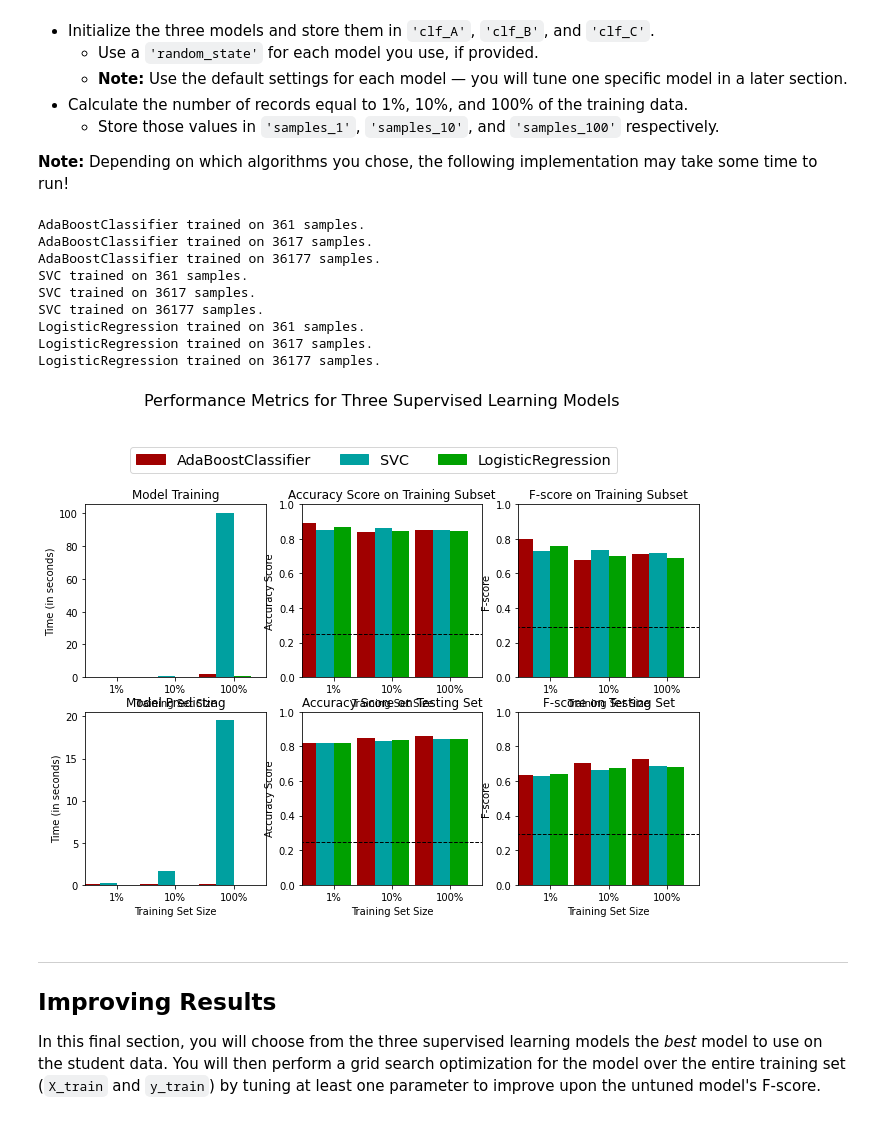
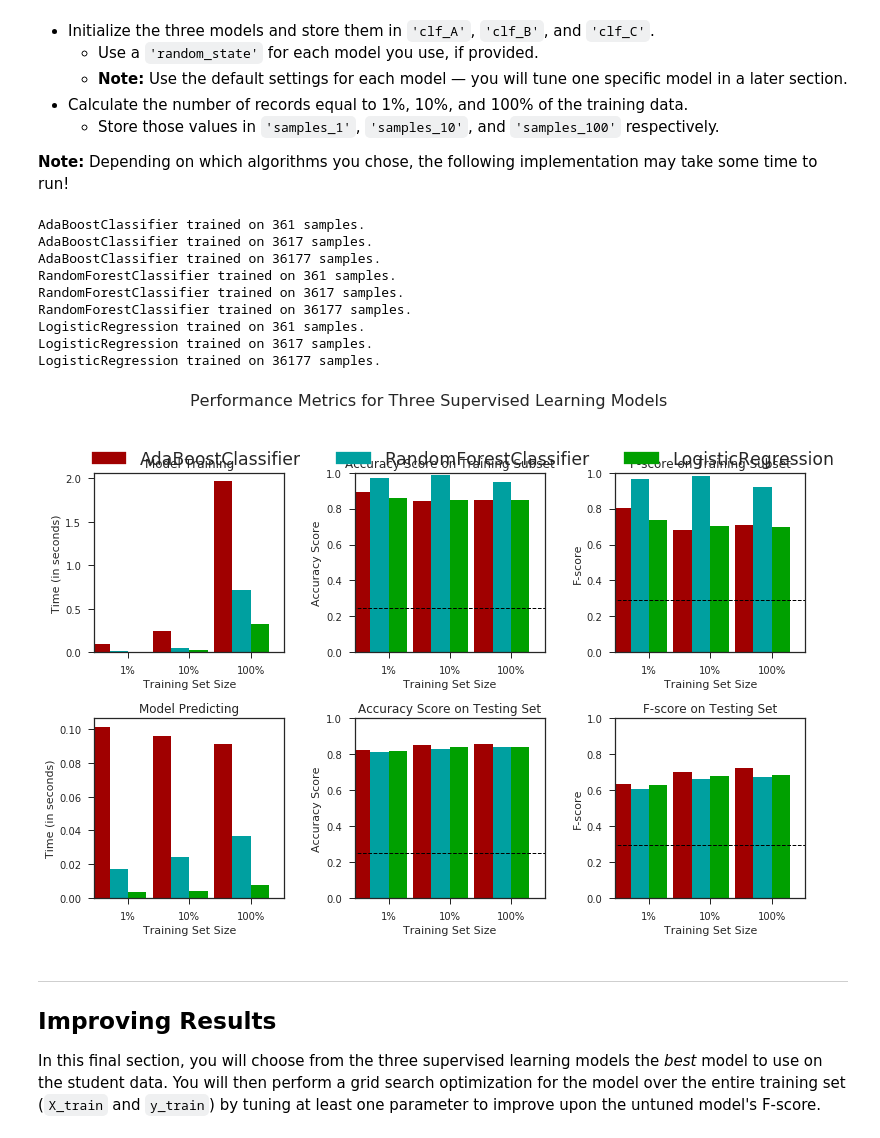
Before and after one commit to stelladeecoder/CharityML, a Jupyter notebook: finding_donors/finding_donors.ipynb, the cells around one changed output. Saved outputs shown, nothing was run; the diff lists cells and outputs as text; code cells hidden in the pictures.

```diff
--- a/finding_donors/finding_donors.ipynb
+++ b/finding_donors/finding_donors.ipynb
@@ -100,3 +99,8 @@ dtype: float64%
 * **capital-loss**: continuous.
 * **hours-per-week**: continuous.
 * **native-country**: United-States, Cambodia, England, Puerto-Rico, Canada, Germany, Outlying-US(Guam-USVI-etc), India, Japan, Greece, South, China, Cuba, Iran, Honduras, Philippines, Italy, Poland, Jamaica, Vietnam, Mexico, Portugal, Ireland, France, Dominican-Republic, Laos, Ecuador, Taiwan, Haiti, Columbia, Hungary, Guatemala, Nicaragua, Scotland, Thailand, Yugoslavia, El-Salvador, Trinadad&Tobago, Peru, Hong, Holand-Netherlands.
+# %%
+import seaborn as sns
+sns.set(style="ticks")
+
+sns.pairplot(data, hue="income")
@@ -195,10 +202,13 @@ Now all _categorical variables_ have been converted into numerical features, and
 Run the code cell below to perform this split.
 # %%
 # Import train_test_split
-from sklearn.model_selection import train_test_split #crossvaldiation is old
+from sklearn.cross_validation import train_test_split
 
 # Split the 'features' and 'income' data into training and testing sets
-X_train, X_test, y_train, y_test = train_test_split(features_final, income, test_size = 0.2, random_state = 0)
+X_train, X_test, y_train, y_test = train_test_split(features_final,
+                                                    income,
+                                                    test_size = 0.2,
+                                                    random_state = 0)
 
 # Show the results of the split
 print("Training set has {} samples.".format(X_train.shape[0]))
@@ -255,8 +265,8 @@ FP = income.count() - TP # Specific to the naive case
 TN = 0 # No predicted negatives in the naive case
 FN = 0 # No predicted negatives in the naive case
 '''
-TP = np.sum(income)
-FP = income.count() - TP
+TP = float(np.sum(income))
+FP = float(income.shape[0] - TP)
 TN = 0
 FN = 0
 
@@ -331,7 +359,7 @@ def train_predict(learner, sample_size, X_train, y_train, X_test, y_test):
 
     # TODO: Fit the learner to the training data using slicing with 'sample_size' using .fit(training_features[:], training_labels[:])
     start = time() # Get start time
-    learner.fit(X_train[:sample_size], y_train[:sample_size])
+    laerner = learner.fit(X_train[:sample_size], y_train[:sample_size])
     end = time() # Get end time
 
     # TODO: Calculate the training time
@@ -377,46 +405,47 @@ In the code cell, you will need to implement the following:
 **Note:** Depending on which algorithms you chose, the following implementation may take some time to run!
 # %%
 # TODO: Import the three supervised learning models from sklearn
+
 from sklearn.ensemble import AdaBoostClassifier
-from sklearn.svm import SVC
+from sklearn.ensemble import RandomForestClassifier
 from sklearn.linear_model import LogisticRegression
 
 # TODO: Initialize the three models
 clf_A = AdaBoostClassifier()
-clf_B = SVC()
-clf_C = LogisticRegression()
+clf_B = RandomForestClassifier()
+clf_C = LogisticRegression(random_state = 10)
 
 # TODO: Calculate the number of samples for 1%, 10%, and 100% of the training data
 # HINT: samples_100 is the entire training set i.e. len(y_train)
 # HINT: samples_10 is 10% of samples_100 (ensure to set the count of the values to be `int` and not `float`)
 # HINT: samples_1 is 1% of samples_100 (ensure to set the count of the values to be `int` and not `float`)
 
-samples_100 = len(X_train)
+samples_100 = len(y_train)
 samples_10 = samples_100 // 10
 samples_1 = samples_100 // 100
 
 # Collect results on the learners
 results = {}
 for clf in [clf_A, clf_B, clf_C]:
     clf_name = clf.__class__.__name__
     results[clf_name] = {}
     for i, samples in enumerate([samples_1, samples_10, samples_100]):
         results[clf_name][i] = \
         train_predict(clf, samples, X_train, y_train, X_test, y_test)
 
 # Run metrics visualization for the three supervised learning models chosen
 vs.evaluate(results, accuracy, fscore)
 # %% [output]
 AdaBoostClassifier trained on 361 samples.
 AdaBoostClassifier trained on 3617 samples.
 AdaBoostClassifier trained on 36177 samples.
-SVC trained on 361 samples.
-SVC trained on 3617 samples.
-SVC trained on 36177 samples.
+RandomForestClassifier trained on 361 samples.
+RandomForestClassifier trained on 3617 samples.
+RandomForestClassifier trained on 36177 samples.
 LogisticRegression trained on 361 samples.
 LogisticRegression trained on 3617 samples.
 LogisticRegression trained on 36177 samples.
-[figure, old version]
+[figure, new version]
 # %% [markdown]
 ----
 ## Improving Results
```
Also changed, not shown: parts of 26 cells of this notebook.
